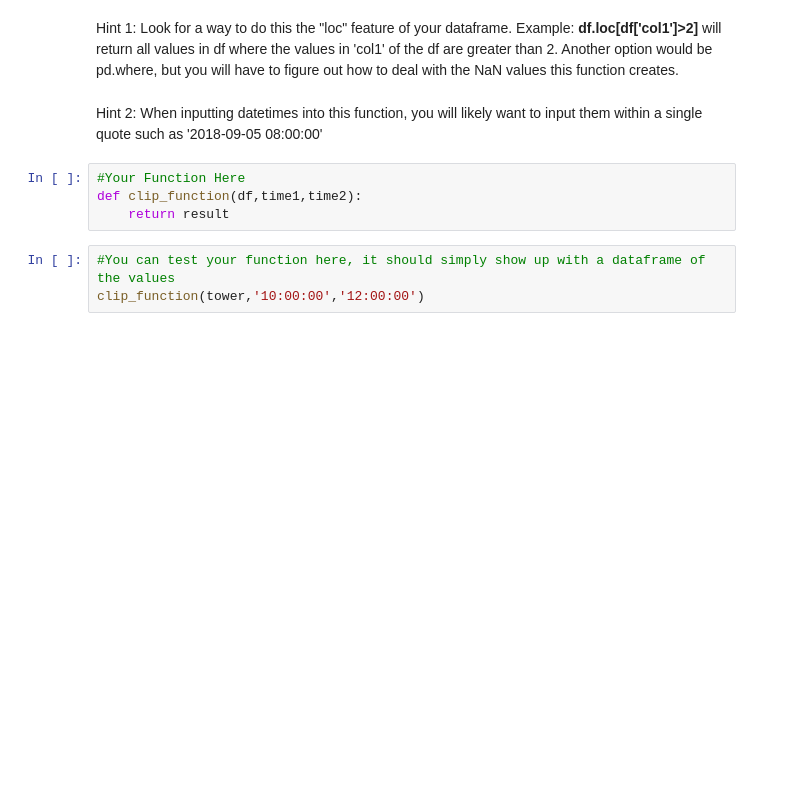
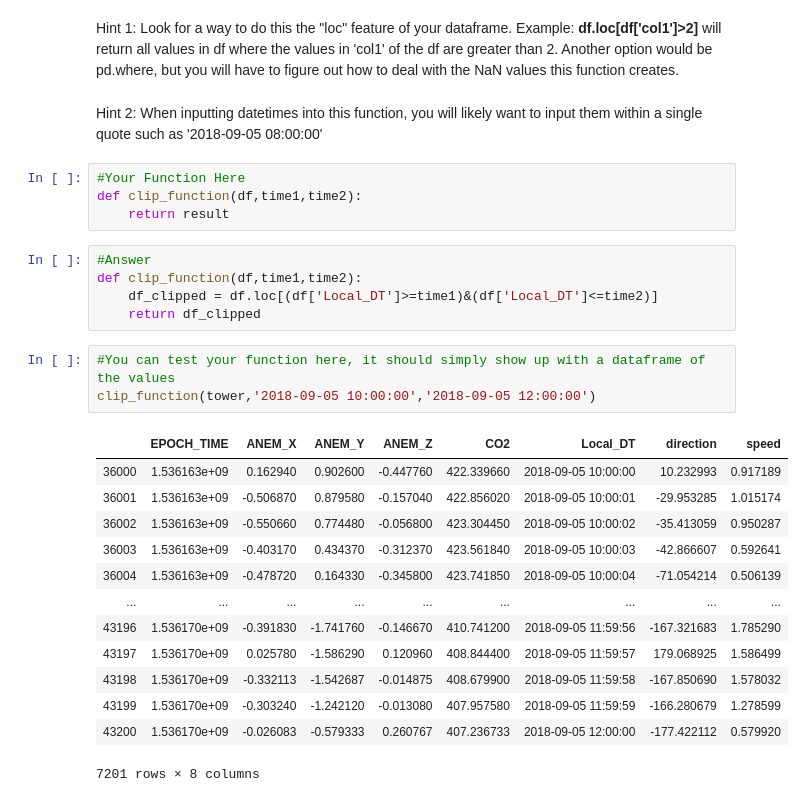
Before and after one commit to johnhorel/atmos_5040_2019, a Jupyter notebook: Name_InClass_Oct24.ipynb, the cells around one changed output. Drawn from its saved outputs; the diff is of its cells as text; blank space fills up the shorter version.

```diff
--- a/Name_InClass_Oct24.ipynb
+++ b/Name_InClass_Oct24.ipynb
@@ -43,8 +56,27 @@ Hint 2: When inputting datetimes into this function, you will likely want to inp
 #Your Function Here
 def clip_function(df,time1,time2):
     return result
+# %%
+#Answer
+def clip_function(df,time1,time2):
+    df_clipped = df.loc[(df['Local_DT']>=time1)&(df['Local_DT']<=time2)]
+    return df_clipped
 # %%
 #You can test your function here, it should simply show up with a dataframe of the values
-clip_function(tower,'10:00:00','12:00:00')
+clip_function(tower,'2018-09-05 10:00:00','2018-09-05 12:00:00')
+# %% [output]
+|  | EPOCH_TIME | ANEM_X | ANEM_Y | ANEM_Z | CO2 | Local_DT | direction | speed |
+| 36000 | 1.536163e+09 | 0.162940 | 0.902600 | -0.447760 | 422.339660 | 2018-09-05 10:00:00 | 10.232993 | 0.917189 |
+| 36001 | 1.536163e+09 | -0.506870 | 0.879580 | -0.157040 | 422.856020 | 2018-09-05 10:00:01 | -29.953285 | 1.015174 |
+| 36002 | 1.536163e+09 | -0.550660 | 0.774480 | -0.056800 | 423.304450 | 2018-09-05 10:00:02 | -35.413059 | 0.950287 |
+| 36003 | 1.536163e+09 | -0.403170 | 0.434370 | -0.312370 | 423.561840 | 2018-09-05 10:00:03 | -42.866607 | 0.592641 |
+| 36004 | 1.536163e+09 | -0.478720 | 0.164330 | -0.345800 | 423.741850 | 2018-09-05 10:00:04 | -71.054214 | 0.506139 |
+| ... | ... | ... | ... | ... | ... | ... | ... | ... |
+| 43196 | 1.536170e+09 | -0.391830 | -1.741760 | -0.146670 | 410.741200 | 2018-09-05 11:59:56 | -167.321683 | 1.785290 |
+| 43197 | 1.536170e+09 | 0.025780 | -1.586290 | 0.120960 | 408.844400 | 2018-09-05 11:59:57 | 179.068925 | 1.586499 |
+| 43198 | 1.536170e+09 | -0.332113 | -1.542687 | -0.014875 | 408.679900 | 2018-09-05 11:59:58 | -167.850690 | 1.578032 |
+| 43199 | 1.536170e+09 | -0.303240 | -1.242120 | -0.013080 | 407.957580 | 2018-09-05 11:59:59 | -166.280679 | 1.278599 |
+| 43200 | 1.536170e+09 | -0.026083 | -0.579333 | 0.260767 | 407.236733 | 2018-09-05 12:00:00 | -177.422112 | 0.579920 |
+7201 rows × 8 columns
 # %%
 #Now we can combine the functions:
```
Also changed, not shown: parts of 4 cells of this notebook, 1 other file.
